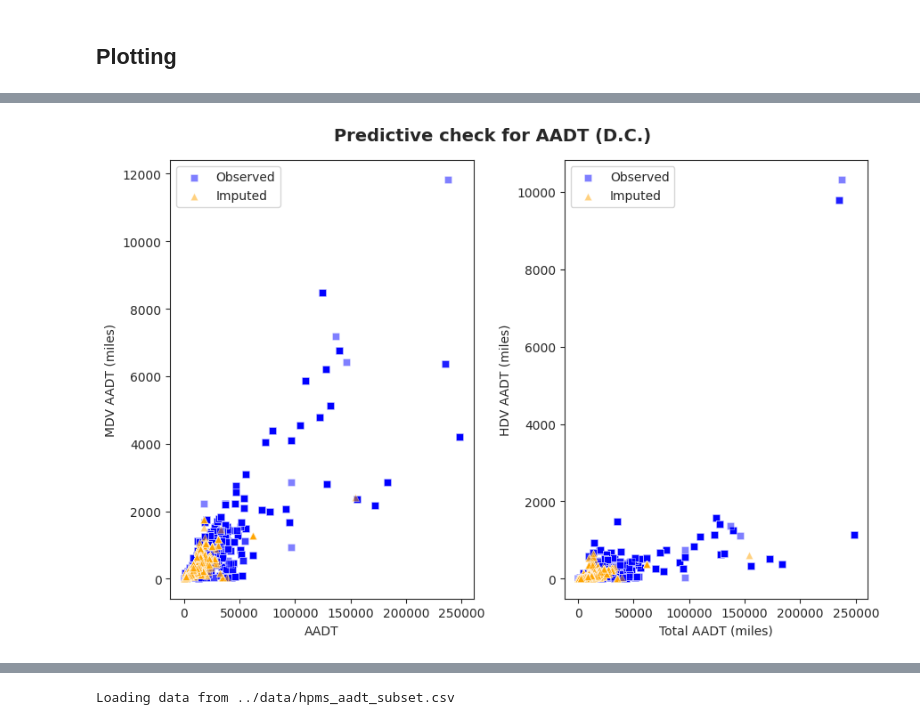
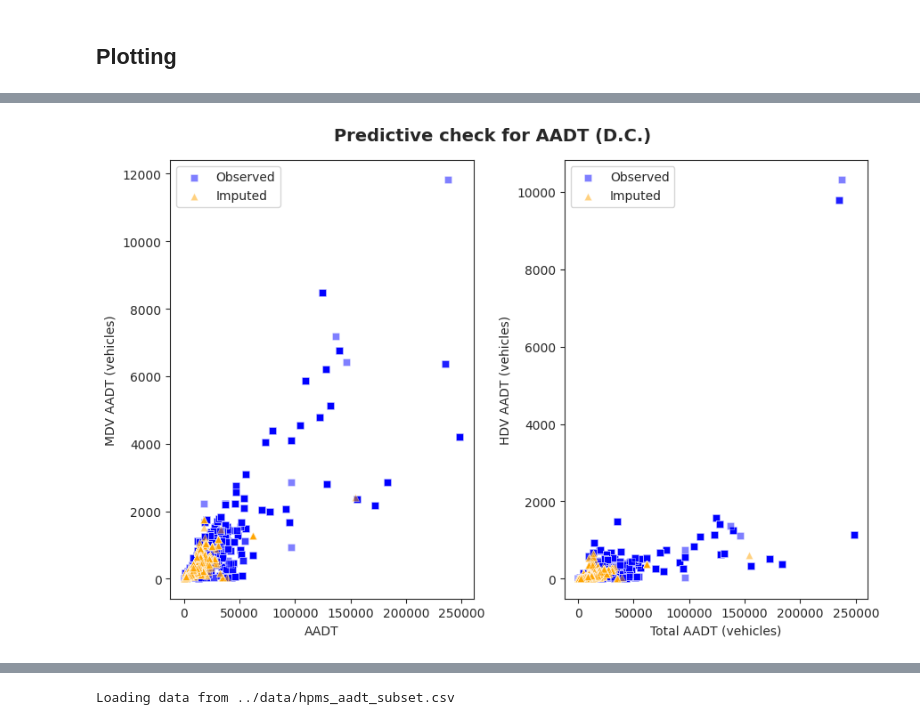
Before and after one commit to aviralchawla/HPMSTrafficData, a Jupyter notebook: src/aadt_ppc.ipynb, the cells around one changed output, grey strips where cells are left out. Saved outputs shown, nothing was run; the diff lists cells and outputs as text; code cells hidden in the pictures.

```diff
--- a/src/aadt_ppc.ipynb
+++ b/src/aadt_ppc.ipynb
@@ -119,32 +119,32 @@ plt.show()
 # %%
 # Set the style to a nicer font
 sns.set_style("ticks")
 
 # Create the scatter plot
 fig, (ax1, ax2) = plt.subplots(1, 2, figsize=(9, 6))
 
 # Scatter plot for MDV AADT
 sns.scatterplot(data=observed_aadt_mdv, y='AADT_MDV', x='AADT', marker='s', color='blue', label='Observed', ax=ax1, alpha=0.5)
 sns.scatterplot(data=imputed_aadt_mdv, y='AADT_MDV', x='AADT', marker='^', color='orange', label='Imputed', ax=ax1, alpha=0.5)
 ax1.set_xlabel('AADT')
-ax1.set_ylabel('MDV AADT (miles)')
+ax1.set_ylabel('MDV AADT (vehicles)')
 ax1.legend()
 
 # Scatter plot for HDV AADT
 sns.scatterplot(data=observed_aadt_hdv, y='AADT_HDV', x='AADT', marker='s', color='blue', label='Observed', ax=ax2, alpha=0.5)
 sns.scatterplot(data=imputed_aadt_hdv, y='AADT_HDV', x='AADT', marker='^', color='orange', label='Imputed', ax=ax2, alpha=0.5)
-ax2.set_xlabel('Total AADT (miles)')
-ax2.set_ylabel('HDV AADT (miles)')
+ax2.set_xlabel('Total AADT (vehicles)')
+ax2.set_ylabel('HDV AADT (vehicles)')
 ax2.legend()
 
 # Centered title
 fig.suptitle('Predictive check for AADT (D.C.)', fontsize=14, fontweight='bold')
 
 # Adjust the layout
 plt.tight_layout()
 
 plt.savefig("../figs/aadt_aadt.png")
 # Show the plot
 plt.show()
 # %% [output]
-[figure, old version]
+[figure, new version]
```
Also changed, not shown: parts of 5 cells of this notebook, 5 other files.
